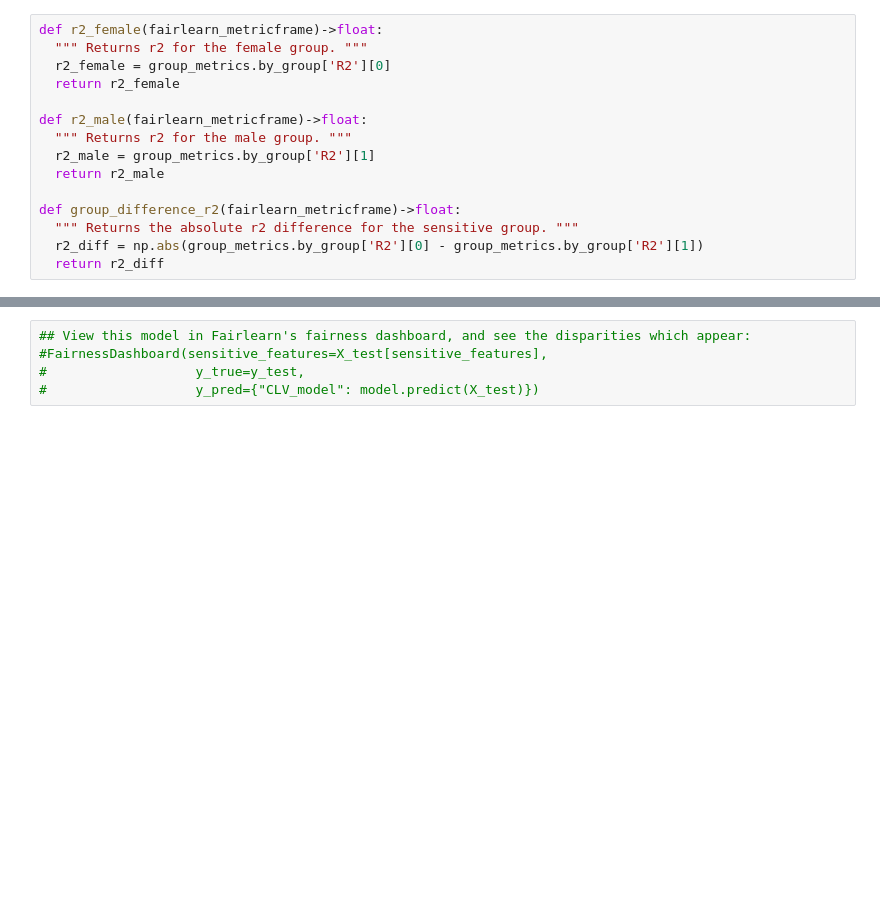
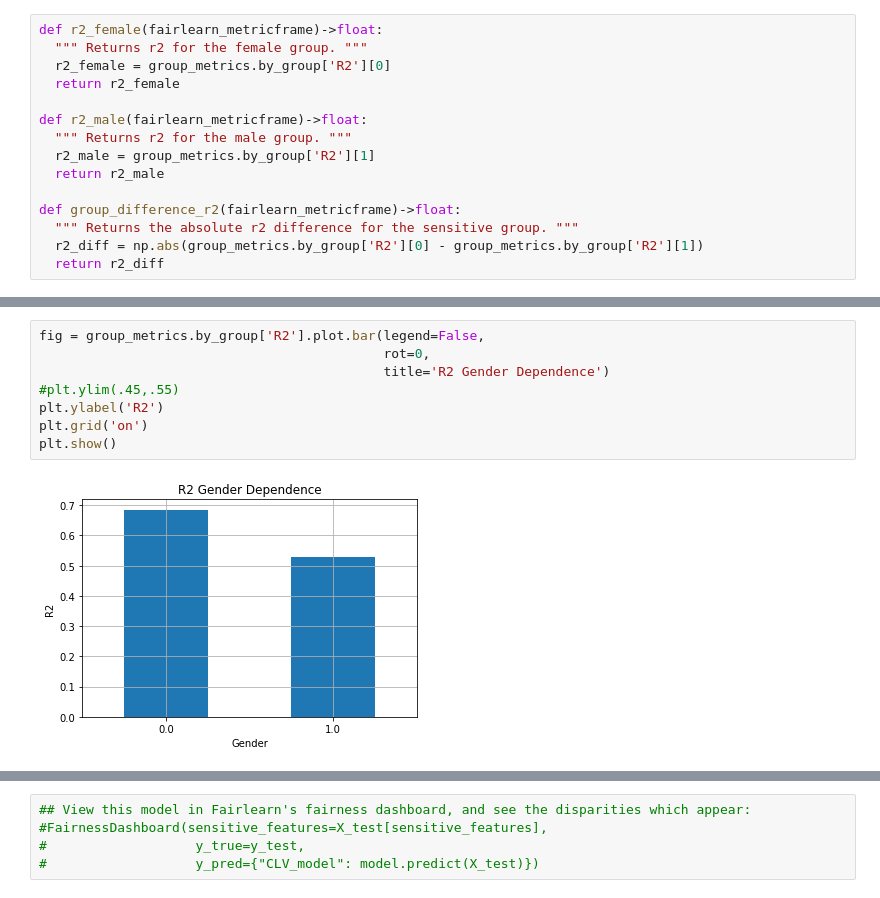
Before and after one commit to Sebastian1981/CustomerAnalytics_CLV, a Jupyter notebook: CustomerLifetimeValue_Regression.ipynb, the cells around one changed output, grey strips where cells are left out. Cells and saved outputs as stored; diff of their text form; blank space fills up the shorter version.

Commit message:
add model fairness figure

```diff
--- a/CustomerLifetimeValue_Regression.ipynb
+++ b/CustomerLifetimeValue_Regression.ipynb
@@ -892,3 +892,13 @@ Gender
+# %%
+fig = group_metrics.by_group['R2'].plot.bar(legend=False,
+                                            rot=0,
+                                            title='R2 Gender Dependence')
+#plt.ylim(.45,.55)
+plt.ylabel('R2')
+plt.grid('on')
+plt.show()
+# %% [output]
+[figure, added]
 # %%
 # show r2 for females
 r2_female(group_metrics)
```
Also changed, not shown: parts of 37 cells of this notebook, 1 other file.
